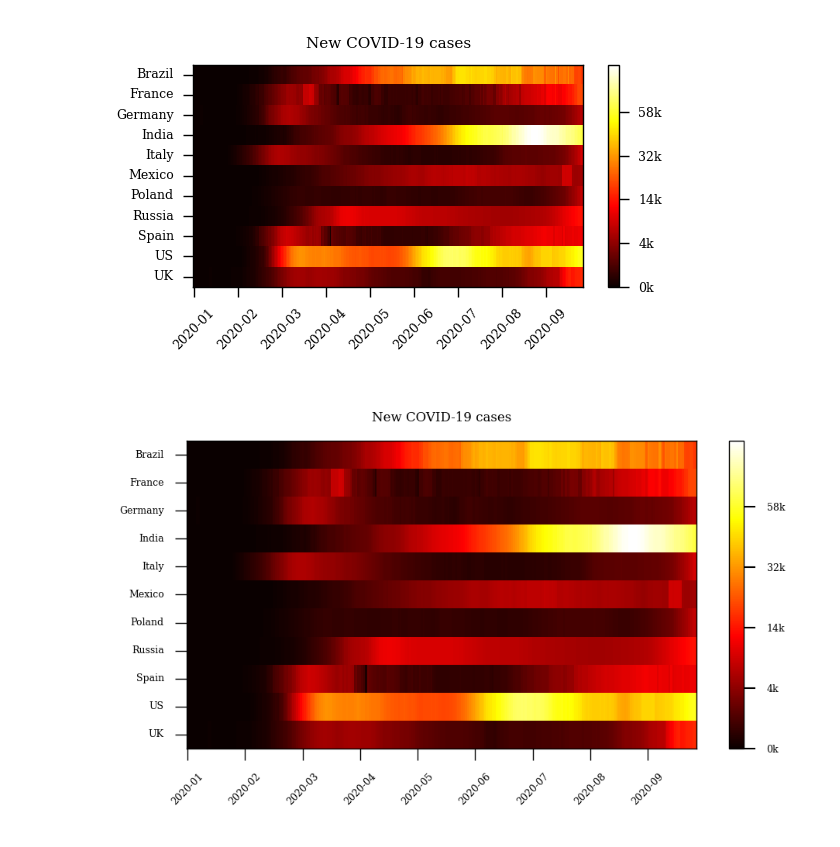
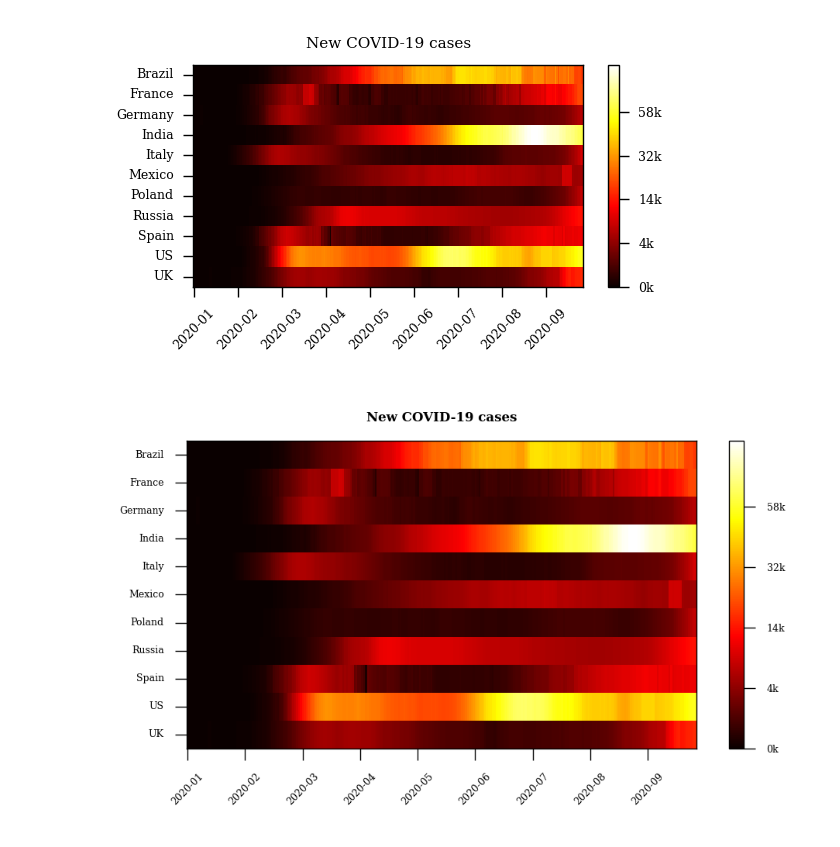
Before and after one commit to besiobu/data-science-portfolio, a Jupyter notebook: covid-19/notebooks/1.3-exploratory_analysis_fancy_plot.ipynb, the cells around one changed output. Saved outputs shown, nothing was run; the diff lists cells and outputs as text; code cells hidden in the pictures.

```diff
--- a/covid-19/notebooks/1.3-exploratory_analysis_fancy_plot.ipynb
+++ b/covid-19/notebooks/1.3-exploratory_analysis_fancy_plot.ipynb
@@ -33,7 +33,8 @@ Visual for repo readme.
 # %%
 def create_plot(width, height, dpi, period, step,
                 fontsize, fontfamily, n_clabels,
-                countries, suffix, spinewidth):
+                countries, suffix, spinewidth,
+                titleweight='normal'):
 
     # Data prep
     df = cdv.data['Confirmed chg'][countries].copy()
@@ -88,7 +89,7 @@ def create_plot(width, height, dpi, period, step,
     cbar = plt.colorbar()
     cbar.set_ticks(cticks)
     cbar.set_ticklabels(clabels)
-    cbar.ax.tick_params(labelsize=fontsize, width=1/2)
+    cbar.ax.tick_params(labelsize=fontsize, width=spinewidth)
 
     for l in cbar.ax.yaxis.get_ticklabels():
         l.set_family(fontfamily)
@@ -96,7 +97,7 @@ def create_plot(width, height, dpi, period, step,
     cbar.outline.set_linewidth(spinewidth)
 
     plt.title('New COVID-19 cases', fontsize=fontsize + 1,
-              family=fontfamily)
+              family=fontfamily, weight=titleweight)
 
     plt.tight_layout()
     plt.savefig(fname=f'../img/covid_tiles_{suffix}.png',
@@ -134,14 +135,15 @@ create_plot(width=625,
 # %%
 create_plot(width=1000,
             height=600,
             dpi=300,
             period=7,
             step=30,
             fontsize=3,
             fontfamily='serif',
             n_clabels=6,
             countries=countries,
             suffix='project_readme',
-            spinewidth=1/3)
+            spinewidth=1/3,
+            titleweight='bold')
 # %% [output]
-[figure, old version]
+[figure, new version]
```
Also changed, not shown: 1 other file.
